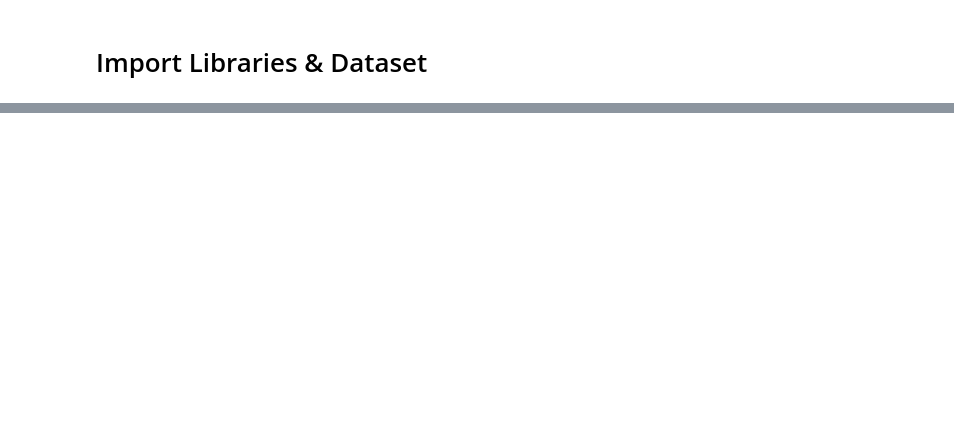
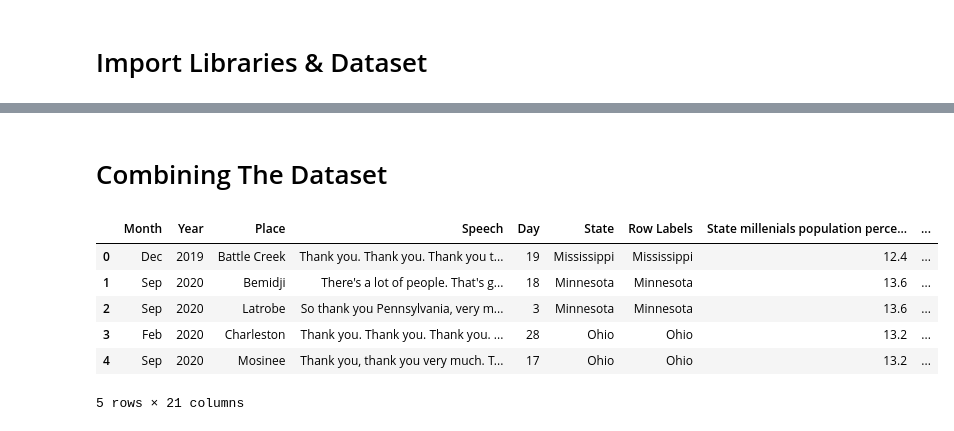
Before and after one commit to addiamir/Donald_Trump_Rally_Speech_NLP_Analysis, a Jupyter notebook: Trump_NLP.ipynb, the cells around one changed output, grey strips where cells are left out. Drawn from its saved outputs; the diff is of its cells as text; code cells hidden in the pictures; blank space fills up the shorter version.

```diff
--- a/Trump_NLP.ipynb
+++ b/Trump_NLP.ipynb
@@ -53,0 +66,4 @@ trump_df.head(5)
+# %%
+trump_df["Place"] = trump_df["Place"].str.replace( r"([A-Z])", r" \1").str.strip()
+trump_df["Place"] = trump_df["Place"].replace("Winston- Salem", "Winston-Salem")
+trump_df.head(5)
@@ -53,0 +77,5 @@ trump_df.head(5)
+# %%
+trump_df["State"] = ['Mississippi','Minnesota','Ohio','Michigan','New Hampshire','Nevada','New Jersey','Texas','Iowa','North Carolina','Michigan','Kentucky','Wisconsin','Arizona',
+                       'Oklahoma','Minnesota','New Hampshire','Pennsylvania','Colorado','Pennsylvania','Ohio','South Carolina','North Carolina','Nevada','North Carolina','New Hampshire',
+                       'North Carolina','Ohio','Texas','Wisconsin','Nevada','South Carolina','New Mexico','Arizona','Pennsylvania']
+trump_df.head(5)
@@ -53,0 +91,3 @@ trump_df.head(5)
+# %%
+metrics1_df = pd.read_csv("other data.csv",keep_default_na=False, na_values=[""])
+metrics1_df.head(5)
@@ -53,0 +111,13 @@ trump_df.head(5)
+# %% [markdown]
+# Combining The Dataset
+# %%
+merged_inner1 = pd.merge(left=trump_df, right=metrics1_df, left_on="State", right_on="Row Labels")
+merged_inner1.head(5)
+# %% [output]
+|  | Month | Year | Place | Speech | Day | State | Row Labels | State millenials population perce... | ... |
+| 0 | Dec | 2019 | Battle Creek | Thank you. Thank you. Thank you t... | 19 | Mississippi | Mississippi | 12.4 | ... |
+| 1 | Sep | 2020 | Bemidji | There's a lot of people. That's g... | 18 | Minnesota | Minnesota | 13.6 | ... |
+| 2 | Sep | 2020 | Latrobe | So thank you Pennsylvania, very m... | 3 | Minnesota | Minnesota | 13.6 | ... |
+| 3 | Feb | 2020 | Charleston | Thank you. Thank you. Thank you. ... | 28 | Ohio | Ohio | 13.2 | ... |
+| 4 | Sep | 2020 | Mosinee | Thank you, thank you very much. T... | 17 | Ohio | Ohio | 13.2 | ... |
+5 rows × 21 columns
```
Also changed, not shown: parts of 14 cells of this notebook, 3 other files.
